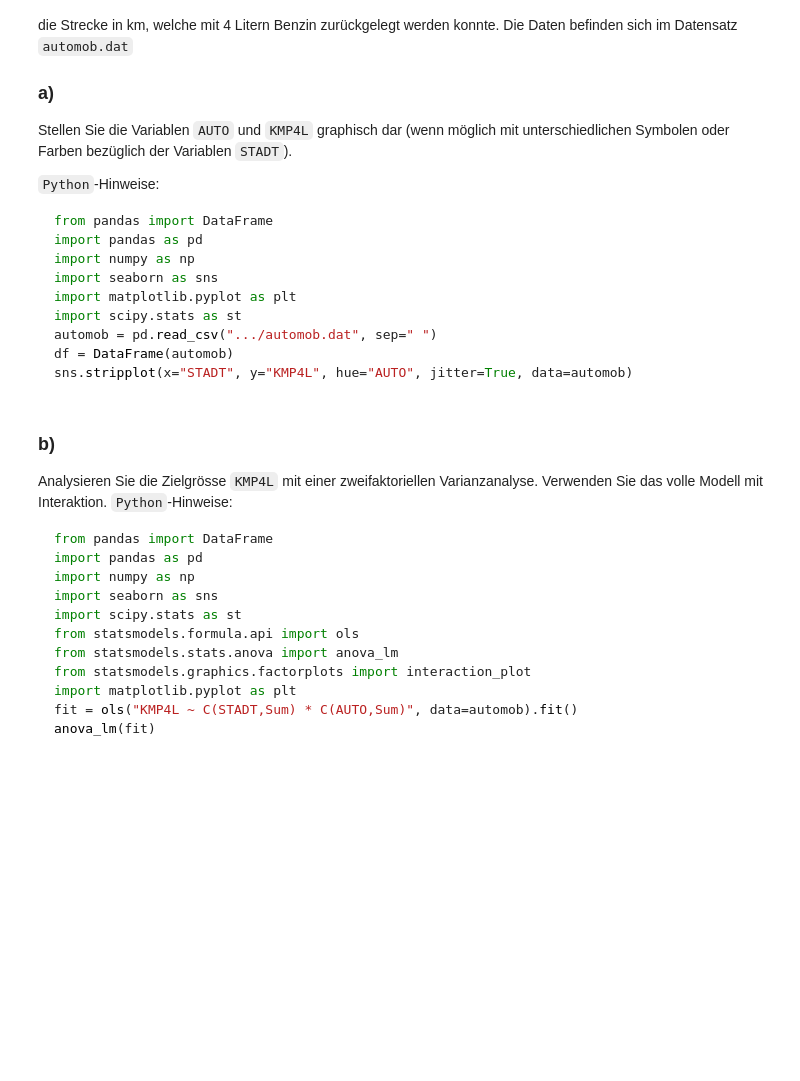
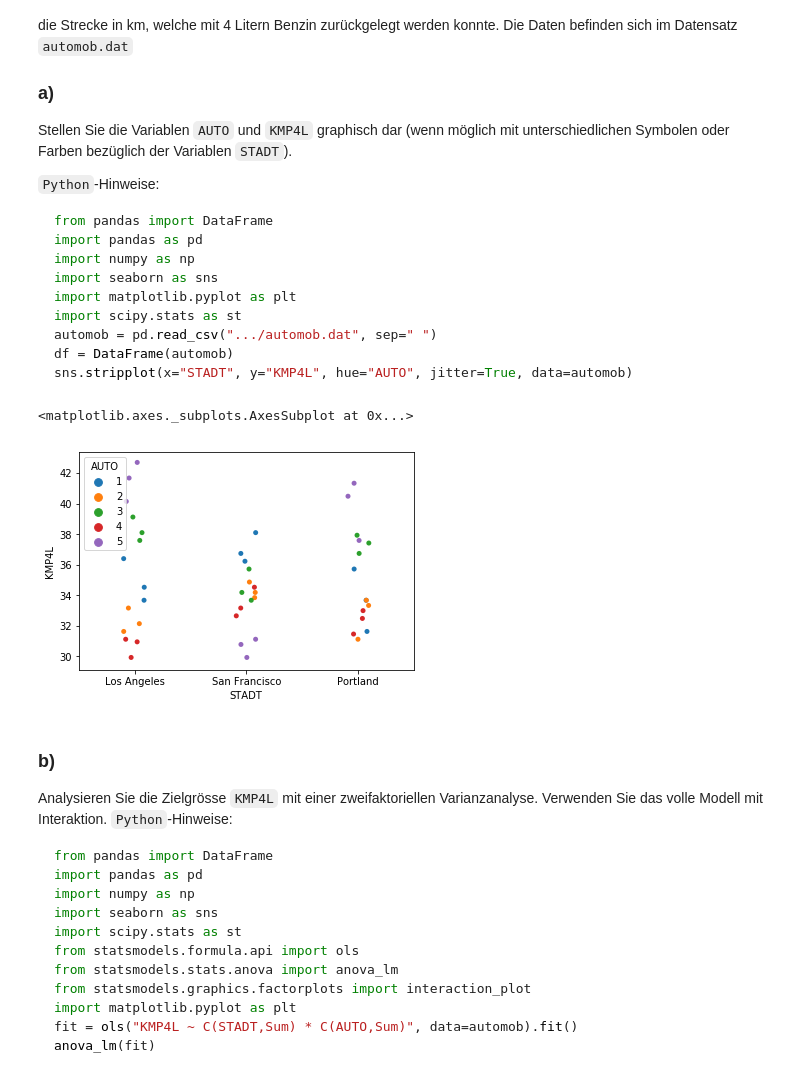
Before and after one commit to KilnOfTheSecondFlame/STAT_HS18_Exercises, a Jupyter notebook: 11_Exercise11/11_Exercise 11.ipynb, the cells around one changed output. Cells and saved outputs as stored; diff of their text form; code cells hidden in the pictures; blank space fills up the shorter version.

````diff
--- a/11_Exercise11/11_Exercise 11.ipynb
+++ b/11_Exercise11/11_Exercise 11.ipynb
@@ -133,6 +133,19 @@ automob = pd.read_csv(".../automob.dat", sep=" ")
 df = DataFrame(automob)
 sns.stripplot(x="STADT", y="KMP4L", hue="AUTO", jitter=True, data=automob)
 ```
+# %%
+from pandas import DataFrame
+import pandas as pd
+import numpy as np
+import seaborn as sns
+import matplotlib.pyplot as plt
+import scipy.stats as st
+automob = pd.read_csv("./automob.dat", sep=" ")
+df = DataFrame(automob)
+sns.stripplot(x="STADT", y="KMP4L", hue="AUTO", jitter=True, data=automob)
+# %% [output]
+<matplotlib.axes._subplots.AxesSubplot at 0x...>
+[figure, added]
 # %% [markdown]
 ### b)
 Analysieren Sie die Zielgrösse `KMP4L` mit einer zweifaktoriellen Varianzanalyse. Verwenden Sie das volle Modell mit Interaktion. `Python`-Hinweise:
````
Also changed, not shown: parts of 5 cells of this notebook, 2 other files.
